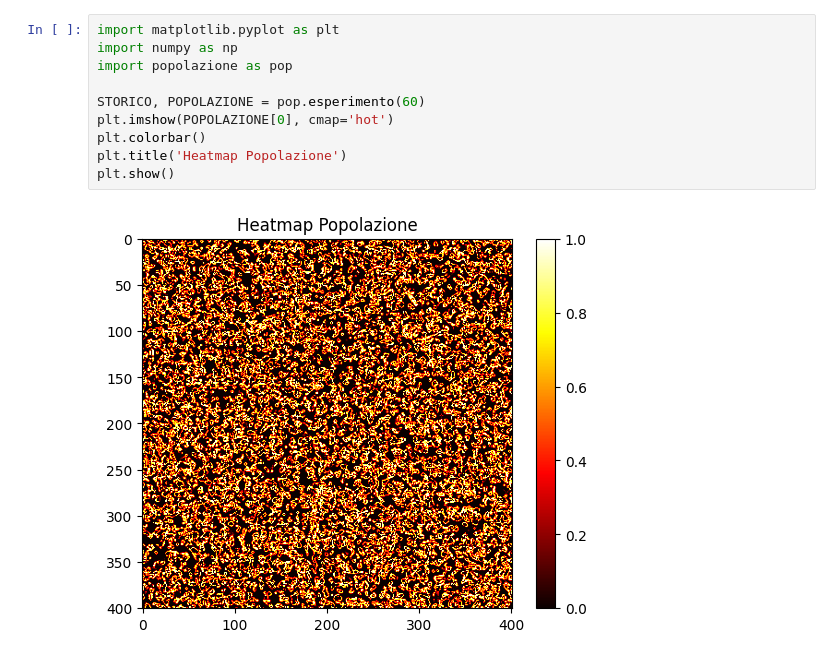
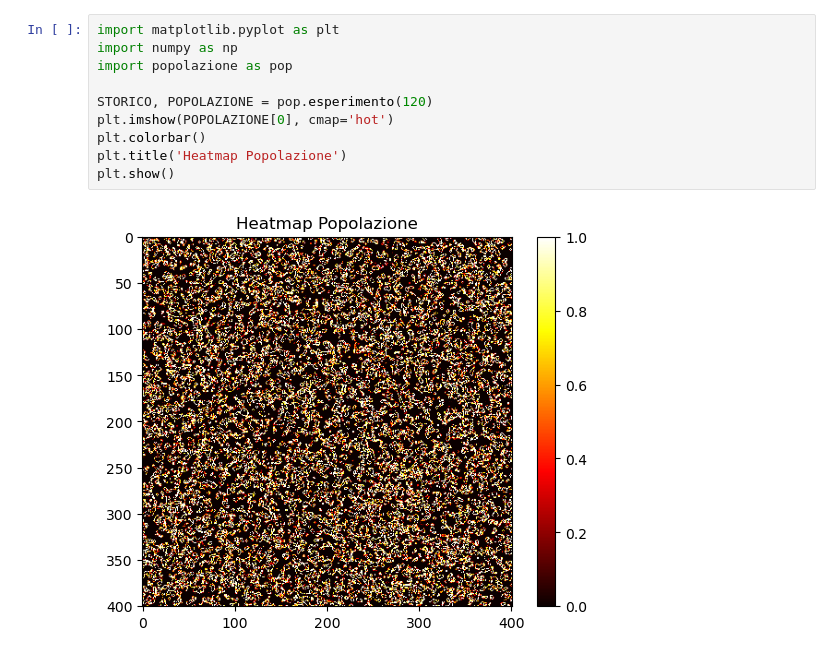
Before and after one commit to Holeryn/Metodi-Computazionali, a Jupyter notebook: progetto/esperimento.ipynb, the cells around one changed output. Cells and saved outputs as stored; diff of their text form.

```diff
--- a/progetto/esperimento.ipynb
+++ b/progetto/esperimento.ipynb
@@ -1,14 +1,14 @@
 # %%
 import matplotlib.pyplot as plt
 import numpy as np
 import popolazione as pop
 
-STORICO, POPOLAZIONE = pop.esperimento(60)
+STORICO, POPOLAZIONE = pop.esperimento(120)
 plt.imshow(POPOLAZIONE[0], cmap='hot')
 plt.colorbar()
 plt.title('Heatmap Popolazione')
 plt.show()
 # %% [output]
-[figure, old version]
+[figure, new version]
 # %%
 import virus as vir
```
Also changed, not shown: parts of 1 cell of this notebook, 2 other files.
